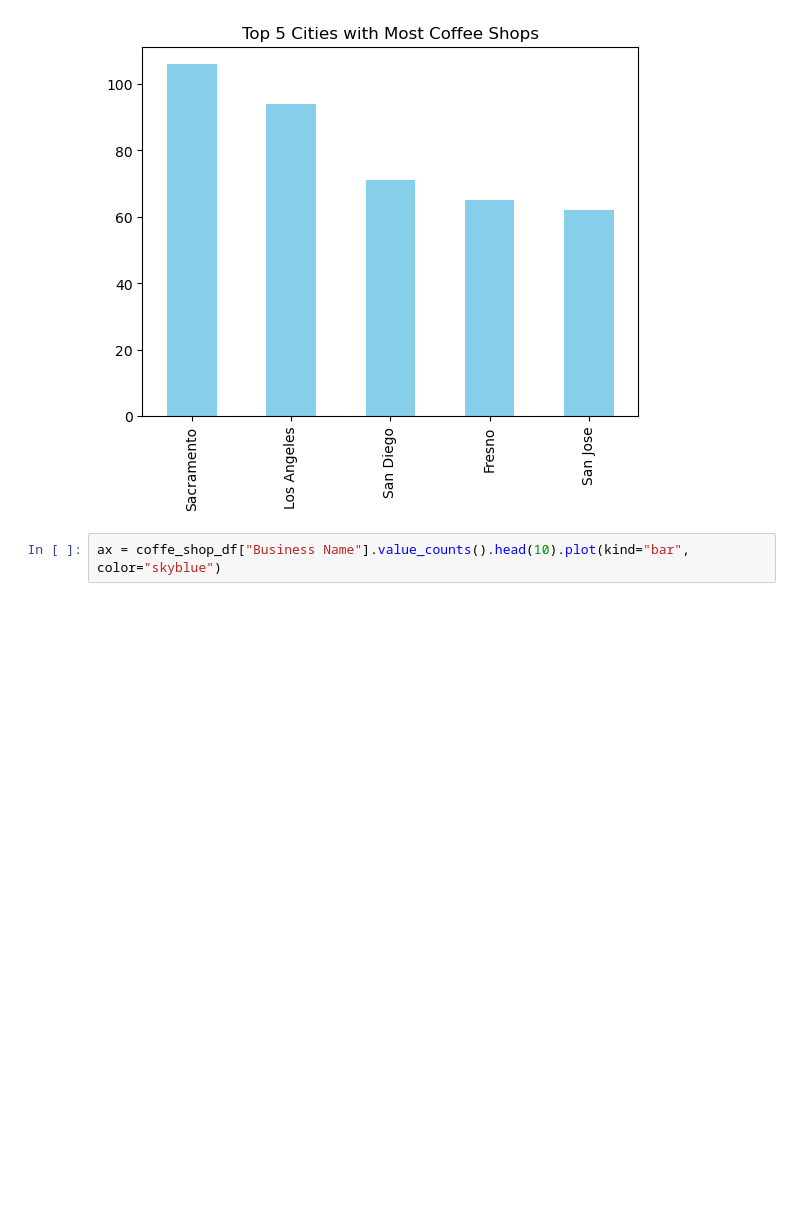
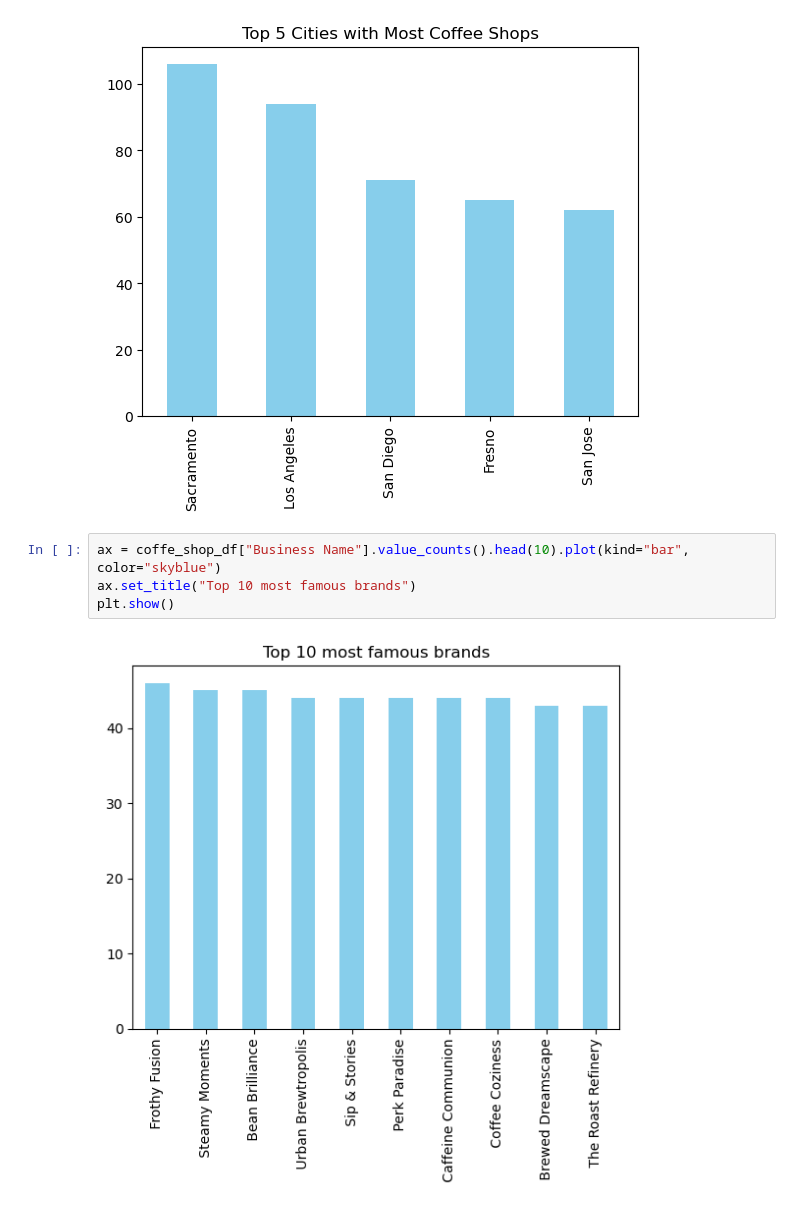
Before and after one commit to matovu-ronald/coffee_shop_predictions, a Jupyter notebook: coffee_shop_predictions.ipynb, the cells around one changed output. Cells and saved outputs as stored; diff of their text form; blank space fills up the shorter version.

```diff
--- a/coffee_shop_predictions.ipynb
+++ b/coffee_shop_predictions.ipynb
@@ -95,3 +95,7 @@ plt.show()
 [figure]
 # %%
 ax = coffe_shop_df["Business Name"].value_counts().head(10).plot(kind="bar", color="skyblue")
+ax.set_title("Top 10 most famous brands")
+plt.show()
+# %% [output]
+[figure, added]
```
Also changed, not shown: parts of 28 cells of this notebook.
